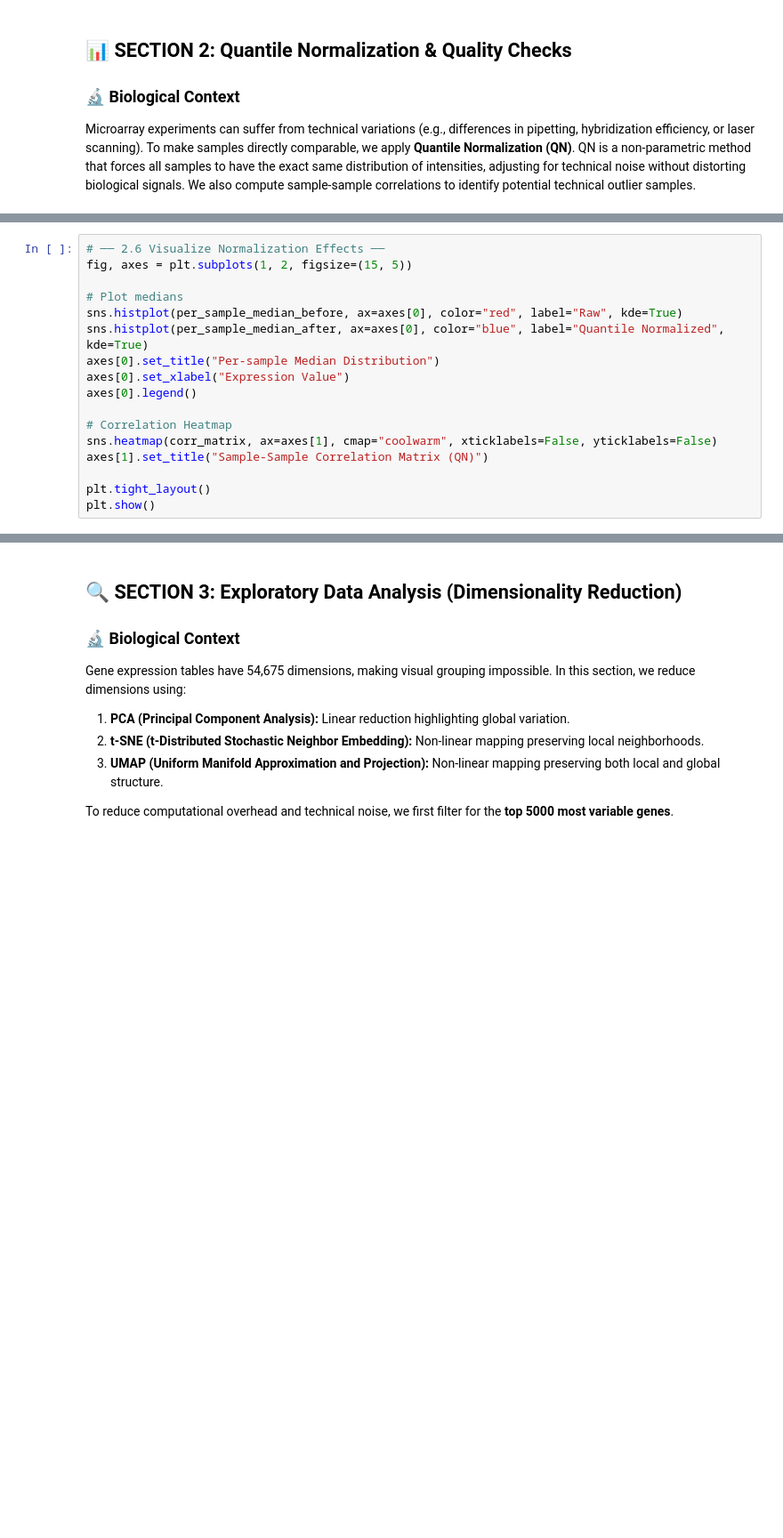
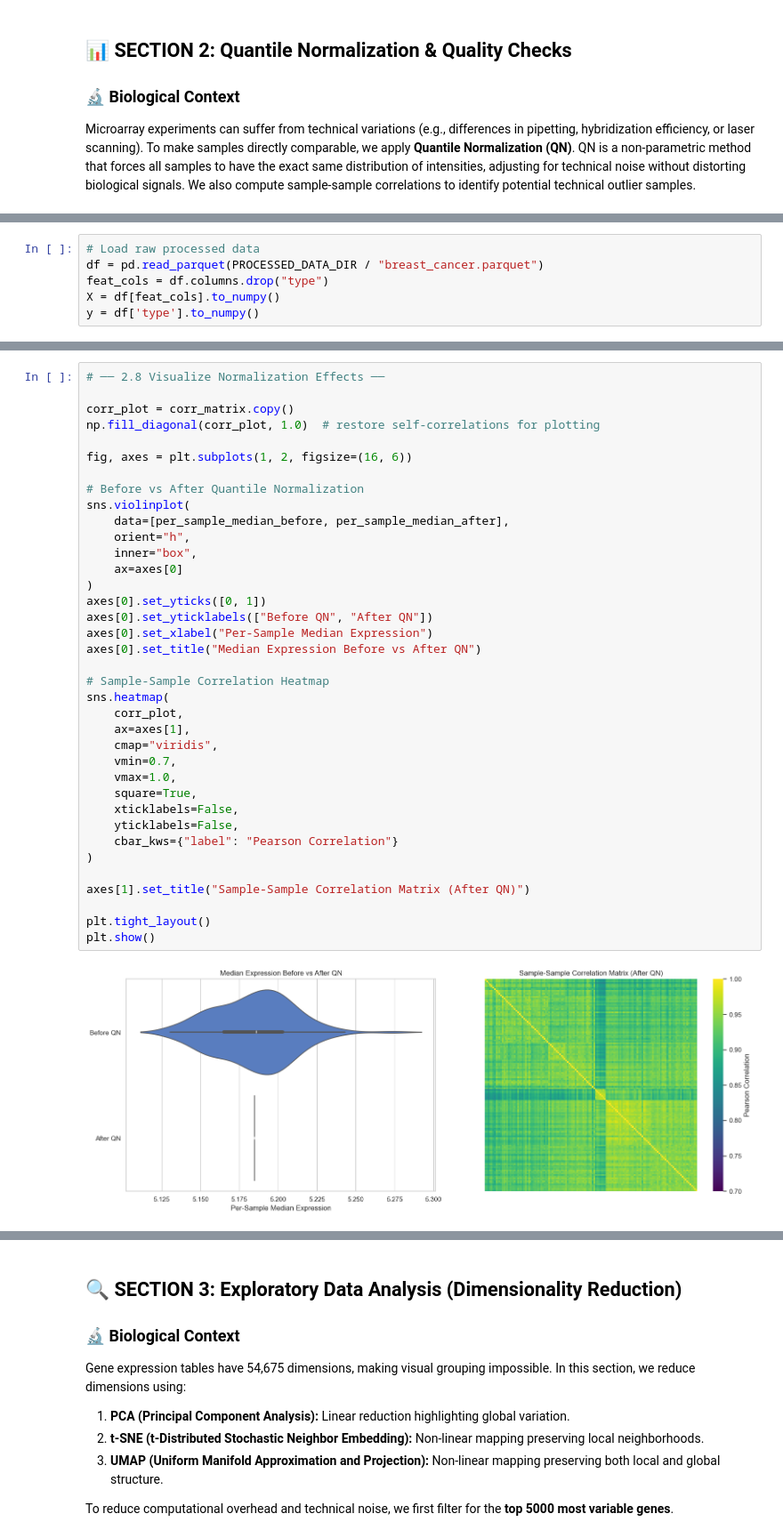
Before and after one commit to shubhamkjha369/OncoResolve-Breast-Cancer-Transcriptomics, a Jupyter notebook: Breast-Cancer-Transcriptomics-ML-Pipeline/notebooks/Breast_Cancer_ML_Pipeline.ipynb, the cells around one changed output, grey strips where cells are left out. Shown at 89% size. Cells and saved outputs as stored; diff of their text form; blank space fills up the shorter version.

Commit message:
Update breast cancer pipeline notebook with refined section analyses, normalized parquets, and new quantile normalization artifacts

```diff
--- a/Breast-Cancer-Transcriptomics-ML-Pipeline/notebooks/Breast_Cancer_ML_Pipeline.ipynb
+++ b/Breast-Cancer-Transcriptomics-ML-Pipeline/notebooks/Breast_Cancer_ML_Pipeline.ipynb
@@ -265,0 +216,6 @@ print("\nSaved quantile-normalized data to 'breast_cancer_qn.parquet'")
+# %%
+# Load raw processed data
+df = pd.read_parquet(PROCESSED_DATA_DIR / "breast_cancer.parquet")
+feat_cols = df.columns.drop("type")
+X = df[feat_cols].to_numpy()
+y = df['type'].to_numpy()
@@ -266,17 +452,39 @@ print("\nSaved quantile-normalized data to 'breast_cancer_qn.parquet'")
 # %%
-# ── 2.6 Visualize Normalization Effects ──
-fig, axes = plt.subplots(1, 2, figsize=(15, 5))
+# ── 2.8 Visualize Normalization Effects ──
 
-# Plot medians
-sns.histplot(per_sample_median_before, ax=axes[0], color="red", label="Raw", kde=True)
-sns.histplot(per_sample_median_after, ax=axes[0], color="blue", label="Quantile Normalized", kde=True)
-axes[0].set_title("Per-sample Median Distribution")
-axes[0].set_xlabel("Expression Value")
-axes[0].legend()
+corr_plot = corr_matrix.copy()
+np.fill_diagonal(corr_plot, 1.0)  # restore self-correlations for plotting
 
-# Correlation Heatmap
-sns.heatmap(corr_matrix, ax=axes[1], cmap="coolwarm", xticklabels=False, yticklabels=False)
-axes[1].set_title("Sample-Sample Correlation Matrix (QN)")
+fig, axes = plt.subplots(1, 2, figsize=(16, 6))
+
+# Before vs After Quantile Normalization
+sns.violinplot(
+    data=[per_sample_median_before, per_sample_median_after],
+    orient="h",
+    inner="box",
+    ax=axes[0]
+)
+axes[0].set_yticks([0, 1])
+axes[0].set_yticklabels(["Before QN", "After QN"])
+axes[0].set_xlabel("Per-Sample Median Expression")
+axes[0].set_title("Median Expression Before vs After QN")
+
+# Sample-Sample Correlation Heatmap
+sns.heatmap(
+    corr_plot,
+    ax=axes[1],
+    cmap="viridis",
+    vmin=0.7,
+    vmax=1.0,
+    square=True,
+    xticklabels=False,
+    yticklabels=False,
+    cbar_kws={"label": "Pearson Correlation"}
+)
+
+axes[1].set_title("Sample-Sample Correlation Matrix (After QN)")
 
 plt.tight_layout()
 plt.show()
+# %% [output]
+[figure, added]
```
Also changed, not shown: parts of 31 cells of this notebook, 7 other files.
